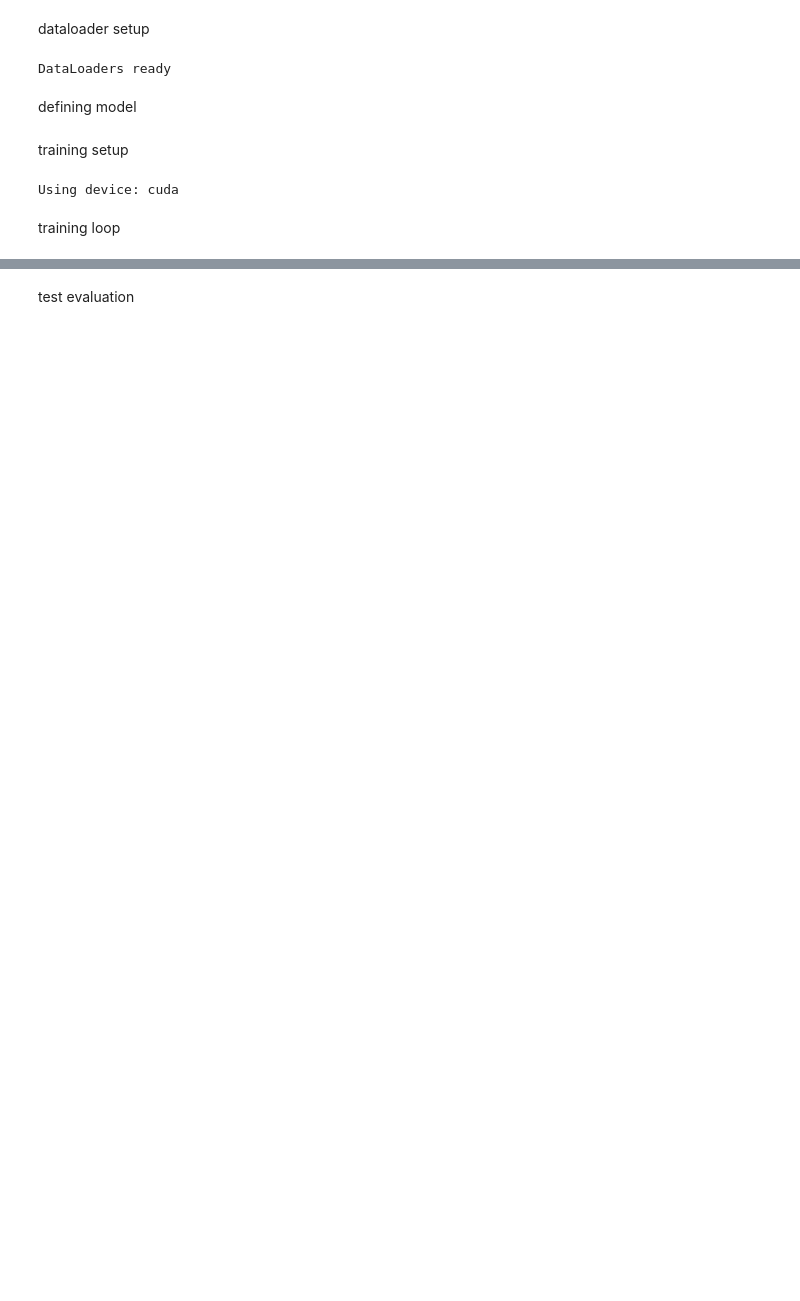
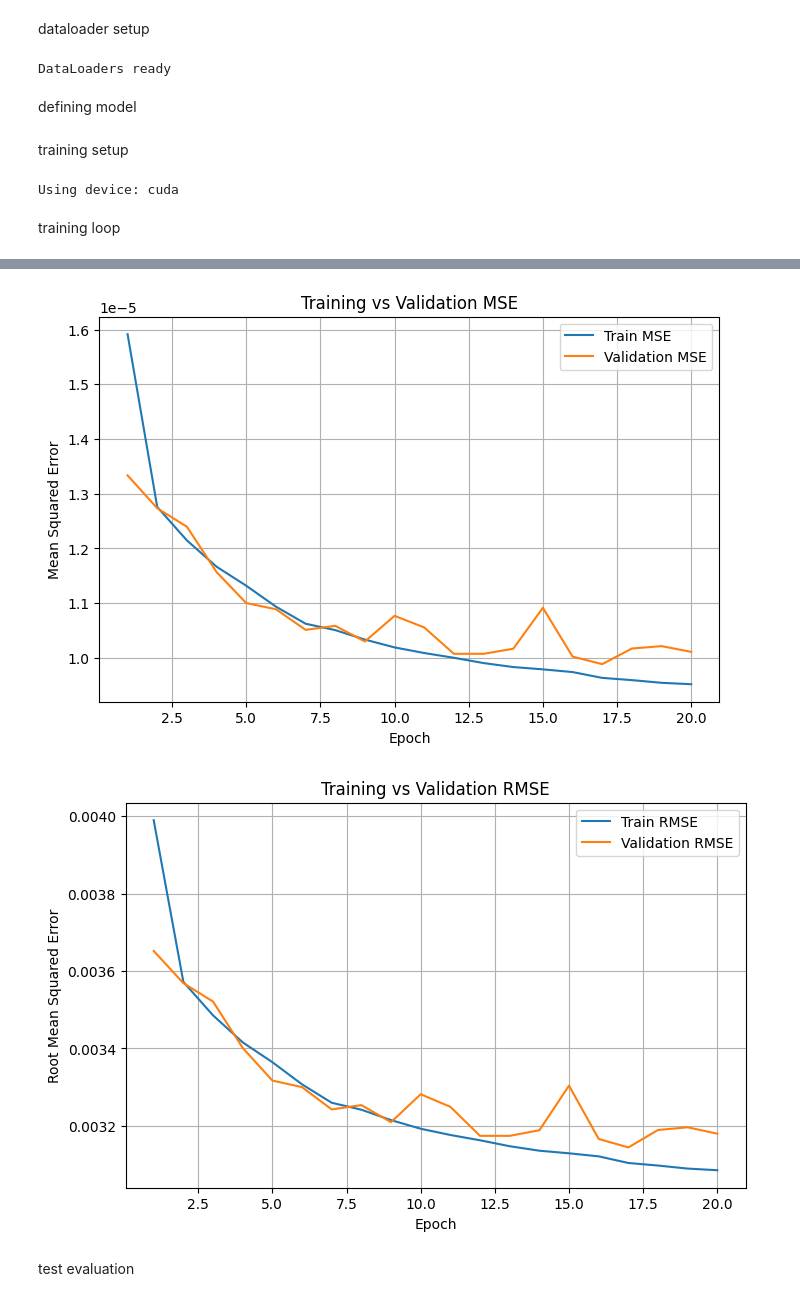
Before and after one commit to daddydembla007/ATET-Project-Range-Estimation, a Jupyter notebook: regen.ipynb, the cells around one changed output, grey strips where cells are left out. Cells and saved outputs as stored; diff of their text form; code cells hidden in the pictures; blank space fills up the shorter version.

```diff
--- a/regen.ipynb
+++ b/regen.ipynb
@@ -7,7 +7,7 @@ import numpy as np
 from tqdm import tqdm
 
 
-RAW_FOLDER = "raw_eved"
+RAW_FOLDER = "/kaggle/input/datasets/parthvader007/raw-eved/raw_eved"
 CLEAN_FOLDER = "clean_eved"
 
 os.makedirs(CLEAN_FOLDER, exist_ok=True)
@@ -691,9 +691,16 @@ Using device: cuda
 # %% [markdown]
 training loop
 # %%
-EPOCHS = 15
+train_mse_history = []
+val_mse_history = []
+
+train_rmse_history = []
+val_rmse_history = []
+
+EPOCHS = 20
 
 for epoch in range(EPOCHS):
+    print(f"\nStarting Epoch {epoch+1}/{EPOCHS}")
 
     # ---------------- TRAIN ----------------
     model.train()
@@ -726,5 +733,12 @@ for epoch in range(EPOCHS):
 
     val_loss /= len(val_loader)
 
+    # STORE METRICS (INSIDE LOOP)
+    train_mse_history.append(train_loss)
+    val_mse_history.append(val_loss)
+
+    train_rmse_history.append(train_loss**0.5)
+    val_rmse_history.append(val_loss**0.5)
+
     print(f"Epoch {epoch+1}/{EPOCHS} | Train Loss: {train_loss:.6f} | Val Loss: {val_loss:.6f}")
 # %% [output]
@@ -746,3 +762,35 @@ Epoch 15/15 | Train Loss: 0.000010 | Val Loss: 0.000010
+# %%
+import matplotlib.pyplot as plt
+
+epochs = range(1, EPOCHS+1)
+
+# -------- MSE Plot --------
+plt.figure(figsize=(8,5))
+plt.plot(epochs, train_mse_history, label="Train MSE")
+plt.plot(epochs, val_mse_history, label="Validation MSE")
+
+plt.xlabel("Epoch")
+plt.ylabel("Mean Squared Error")
+plt.title("Training vs Validation MSE")
+plt.legend()
+plt.grid()
+plt.show()
+
+
+# -------- RMSE Plot --------
+plt.figure(figsize=(8,5))
+plt.plot(epochs, train_rmse_history, label="Train RMSE")
+plt.plot(epochs, val_rmse_history, label="Validation RMSE")
+
+plt.xlabel("Epoch")
+plt.ylabel("Root Mean Squared Error")
+plt.title("Training vs Validation RMSE")
+plt.legend()
+plt.grid()
+plt.show()
+# %% [output]
+[figure, added]
+[figure, added]
 # %% [markdown]
 test evaluation
 # %%
```
Also changed, not shown: parts of 26 cells of this notebook.
